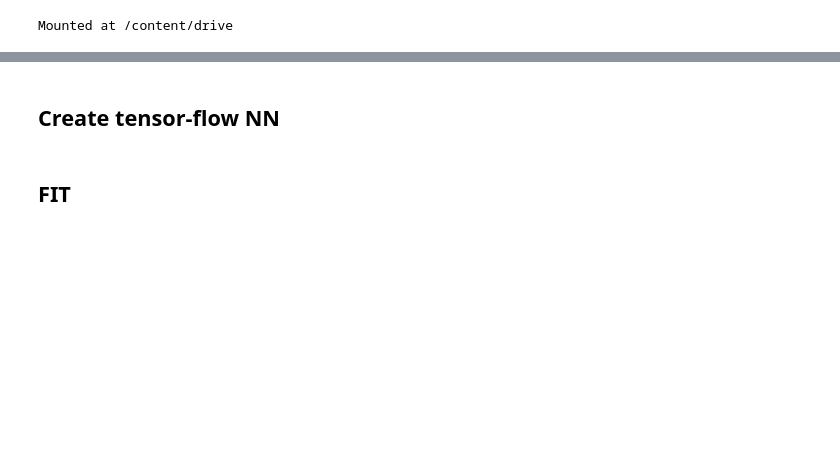
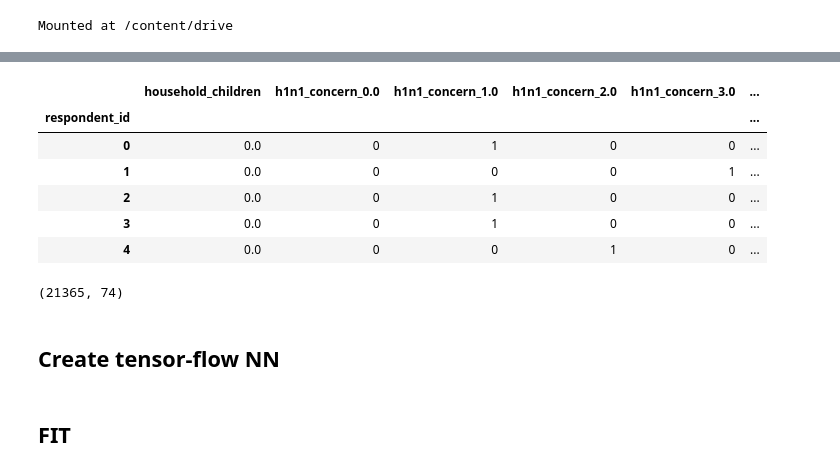
Before and after one commit to ggrotewold/FluShot, a Jupyter notebook: FluShot_TF.ipynb, the cells around one changed output, grey strips where cells are left out. Drawn from its saved outputs; the diff is of its cells as text; code cells hidden in the pictures; blank space fills up the shorter version.

```diff
--- a/FluShot_TF.ipynb
+++ b/FluShot_TF.ipynb
@@ -157,0 +119,17 @@ _, _, Y_train_seasonal, Y_test_seasonal = train_test_split(cleaned_trainingData.
+# %%
+# Prepare data
+preparation_pipeline = PreparationPipeline(category_labels, numeric_labels, category_pipeline, numeric_pipeline)
+prepared_data = preparation_pipeline.fit_transform(training_features)
+prepared_data.head()
+# %% [output]
+|  | household_children | h1n1_concern_0.0 | h1n1_concern_1.0 | h1n1_concern_2.0 | h1n1_concern_3.0 | ... |
+| respondent_id |  |  |  |  |  | ... |
+| 0 | 0.0 | 0 | 1 | 0 | 0 | ... |
+| 1 | 0.0 | 0 | 0 | 0 | 1 | ... |
+| 2 | 0.0 | 0 | 1 | 0 | 0 | ... |
+| 3 | 0.0 | 0 | 1 | 0 | 0 | ... |
+| 4 | 0.0 | 0 | 0 | 1 | 0 | ... |
+# %%
+prepared_data.shape
+# %% [output]
+(21365, 74)
```
Also changed, not shown: parts of 18 cells of this notebook.
